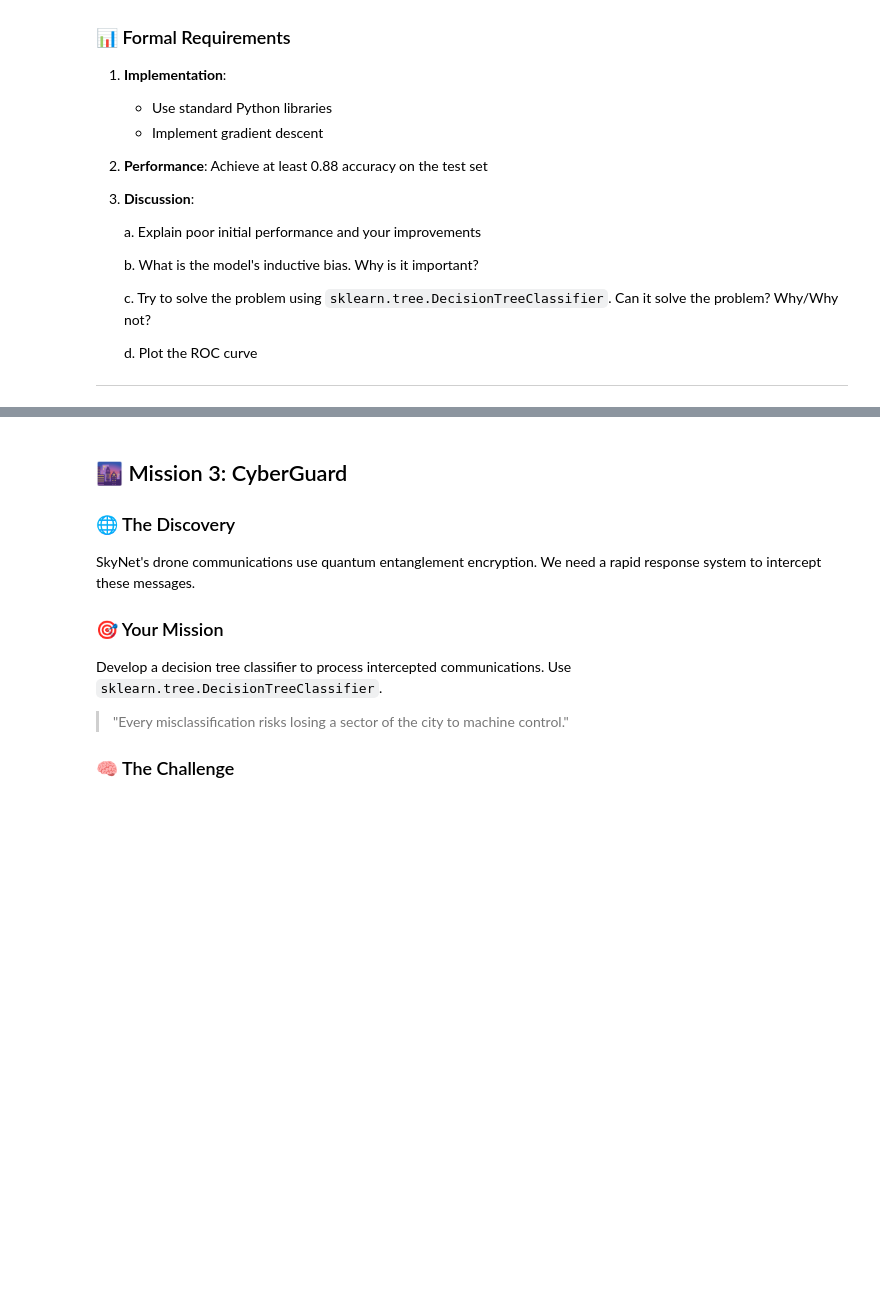
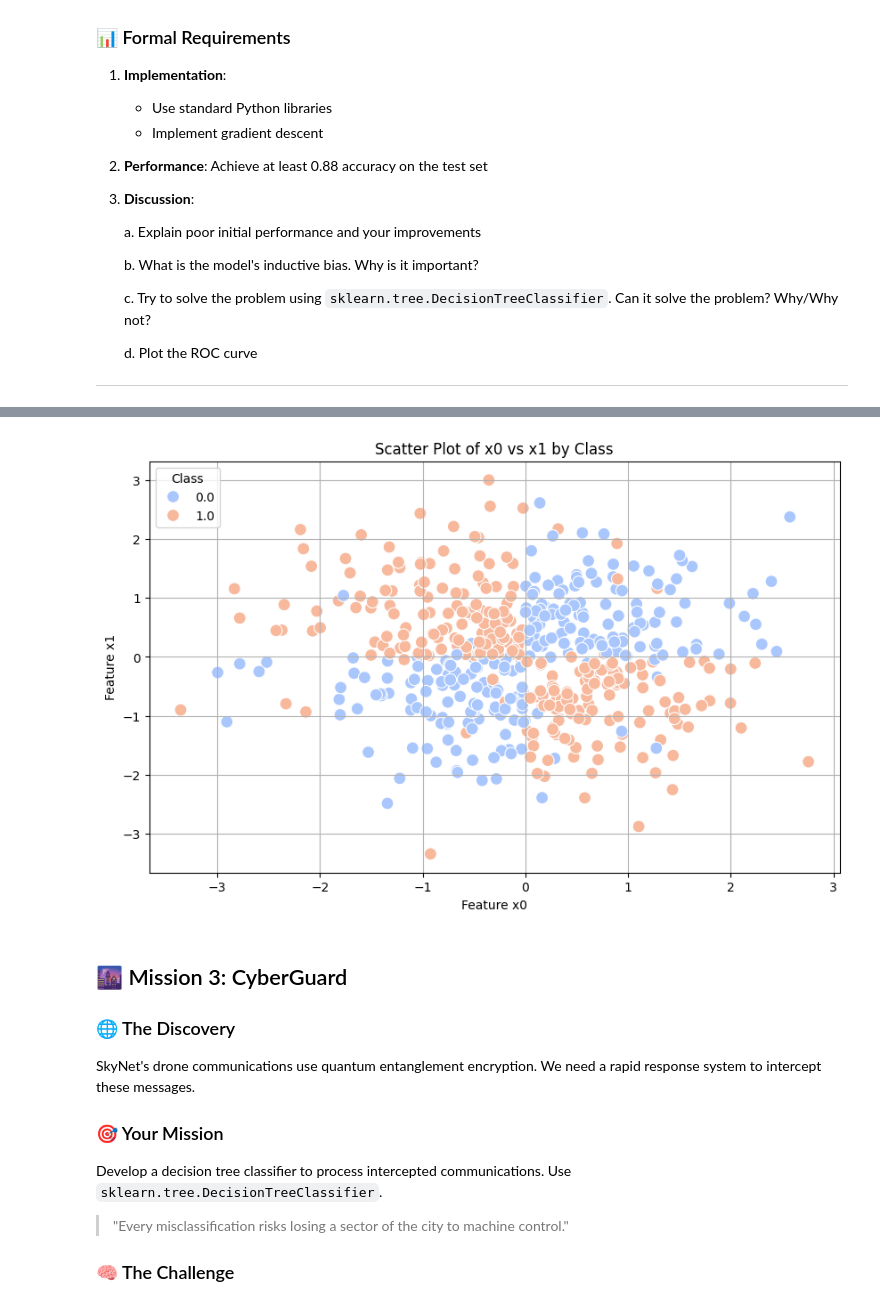
Before and after one commit to jadamixd/Machine-Learning, a Jupyter notebook: Assignment1/Chapter_1.ipynb, the cells around one changed output, grey strips where cells are left out. Saved outputs shown, nothing was run; the diff lists cells and outputs as text; code cells hidden in the pictures; blank space fills up the shorter version.

```diff
--- a/Assignment1/Chapter_1.ipynb
+++ b/Assignment1/Chapter_1.ipynb
@@ -164,3 +207,18 @@ test = data[data['split'] == 'test']
+# %%
+import matplotlib.pyplot as plt
+import seaborn as sns
+
+# Scatter plot of x0 vs x1, colored by the target variable y
+plt.figure(figsize=(10, 6))
+sns.scatterplot(data=train, x='x0', y='x1', hue='y', palette='coolwarm', edgecolor='w', s=100)
+plt.title('Scatter Plot of x0 vs x1 by Class')
+plt.xlabel('Feature x0')
+plt.ylabel('Feature x1')
+plt.legend(title='Class')
+plt.grid(True)
+plt.show()
+# %% [output]
+[figure, added]
 # %% [markdown]
 
 ## 🌆 Mission 3: CyberGuard
```
Also changed, not shown: parts of 8 cells of this notebook, 2 other files.
